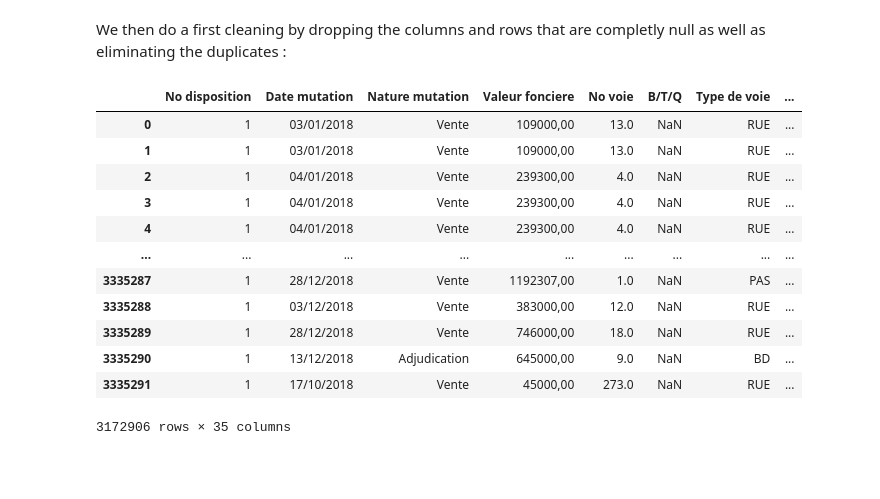
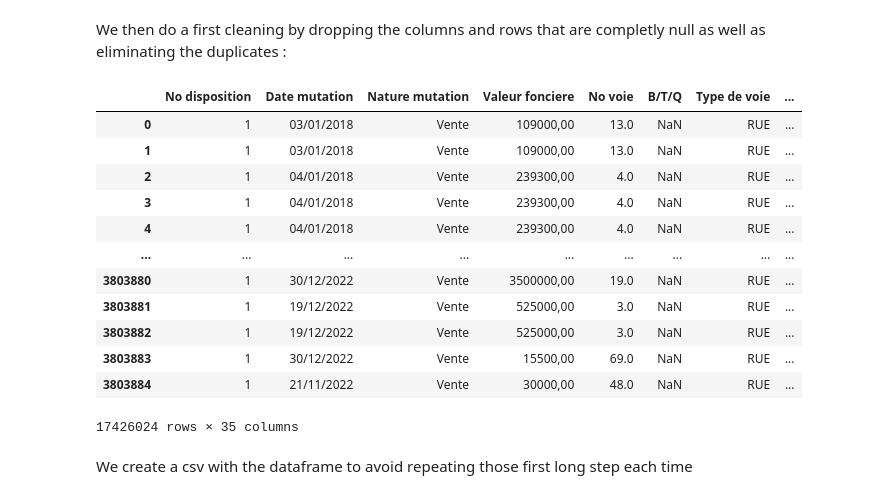
Before and after one commit to Siropteur/Mini_Project_DataScience, a Jupyter notebook: Main.ipynb, the cells around one changed output. Saved outputs shown, nothing was run; the diff lists cells and outputs as text; code cells hidden in the pictures; blank space fills up the shorter version.

Commit message:
here we clean the data then create a csv, need to add a column corresponding to price by square meter then we can do the correlation matrix

```diff
--- a/Main.ipynb
+++ b/Main.ipynb
@@ -40,0 +43,4 @@ df2018
+# %%
+df = pd.concat([df2018,df2019,df2020,df2021,df2022])
+df.shape
+df
@@ -41,22 +61,24 @@ df2018
 # %% [markdown]
 We then do a first cleaning by dropping the columns and rows that are completly null as well as eliminating the duplicates :
 # %%
-df2018 = df2018.dropna(how="all")
-df2018 = df2018.dropna(axis=1, how="all")
-df2018.drop_duplicates(keep=False, inplace=True)
-df2018.shape
-df2018
+df = df.dropna(how="all")
+df = df.dropna(axis=1, how="all")
+df.drop_duplicates(keep=False, inplace=True)
+df.shape
+df
 # %% [output]
 |  | No disposition | Date mutation | Nature mutation | Valeur fonciere | No voie | B/T/Q | Type de voie | ... |
 | 0 | 1 | 03/01/2018 | Vente | 109000,00 | 13.0 | NaN | RUE | ... |
 | 1 | 1 | 03/01/2018 | Vente | 109000,00 | 13.0 | NaN | RUE | ... |
 | 2 | 1 | 04/01/2018 | Vente | 239300,00 | 4.0 | NaN | RUE | ... |
 | 3 | 1 | 04/01/2018 | Vente | 239300,00 | 4.0 | NaN | RUE | ... |
 | 4 | 1 | 04/01/2018 | Vente | 239300,00 | 4.0 | NaN | RUE | ... |
 | ... | ... | ... | ... | ... | ... | ... | ... | ... |
-| 3335287 | 1 | 28/12/2018 | Vente | 1192307,00 | 1.0 | NaN | PAS | ... |
-| 3335288 | 1 | 03/12/2018 | Vente | 383000,00 | 12.0 | NaN | RUE | ... |
-| 3335289 | 1 | 28/12/2018 | Vente | 746000,00 | 18.0 | NaN | RUE | ... |
-| 3335290 | 1 | 13/12/2018 | Adjudication | 645000,00 | 9.0 | NaN | BD | ... |
-| 3335291 | 1 | 17/10/2018 | Vente | 45000,00 | 273.0 | NaN | RUE | ... |
+| 3803880 | 1 | 30/12/2022 | Vente | 3500000,00 | 19.0 | NaN | RUE | ... |
+| 3803881 | 1 | 19/12/2022 | Vente | 525000,00 | 3.0 | NaN | RUE | ... |
+| 3803882 | 1 | 19/12/2022 | Vente | 525000,00 | 3.0 | NaN | RUE | ... |
+| 3803883 | 1 | 30/12/2022 | Vente | 15500,00 | 69.0 | NaN | RUE | ... |
+| 3803884 | 1 | 21/11/2022 | Vente | 30000,00 | 48.0 | NaN | RUE | ... |
-3172906 rows × 35 columns
+17426024 rows × 35 columns
+# %% [markdown]
+We create a csv with the dataframe to avoid repeating those first long step each time
```
Also changed, not shown: parts of 8 cells of this notebook.
